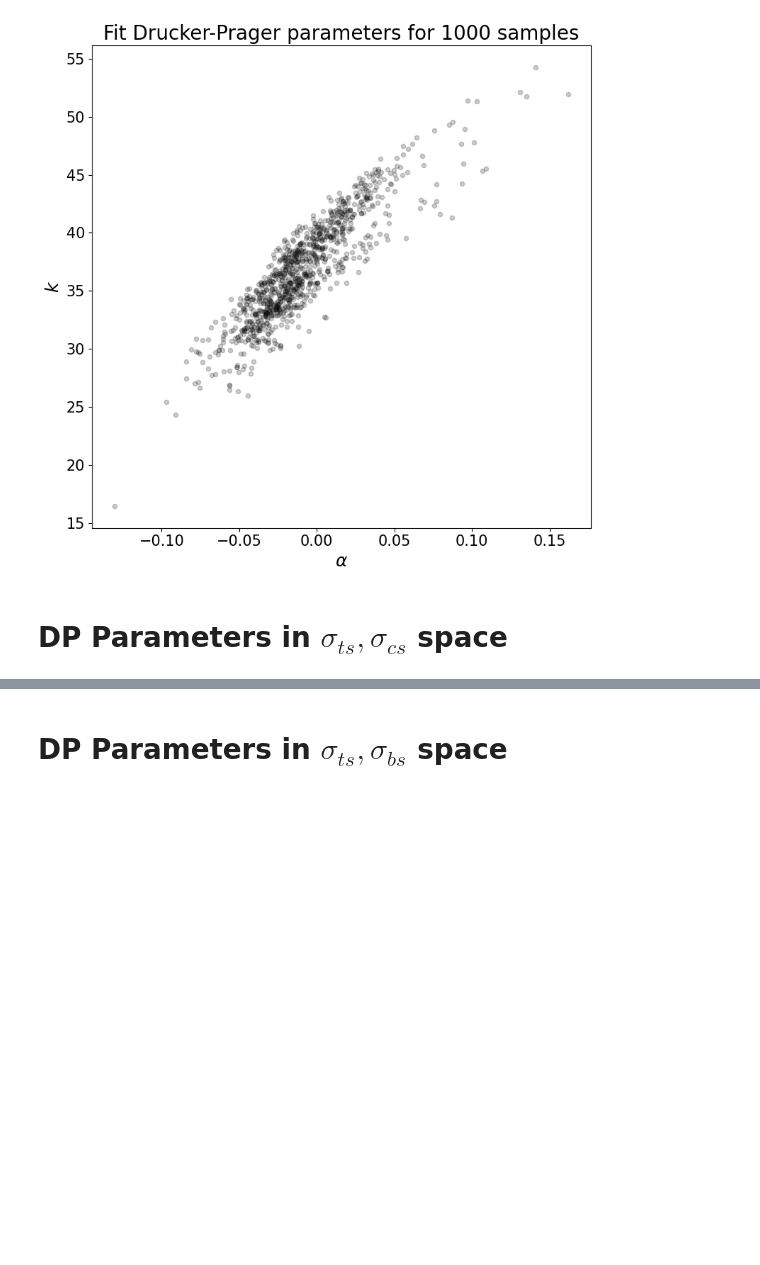
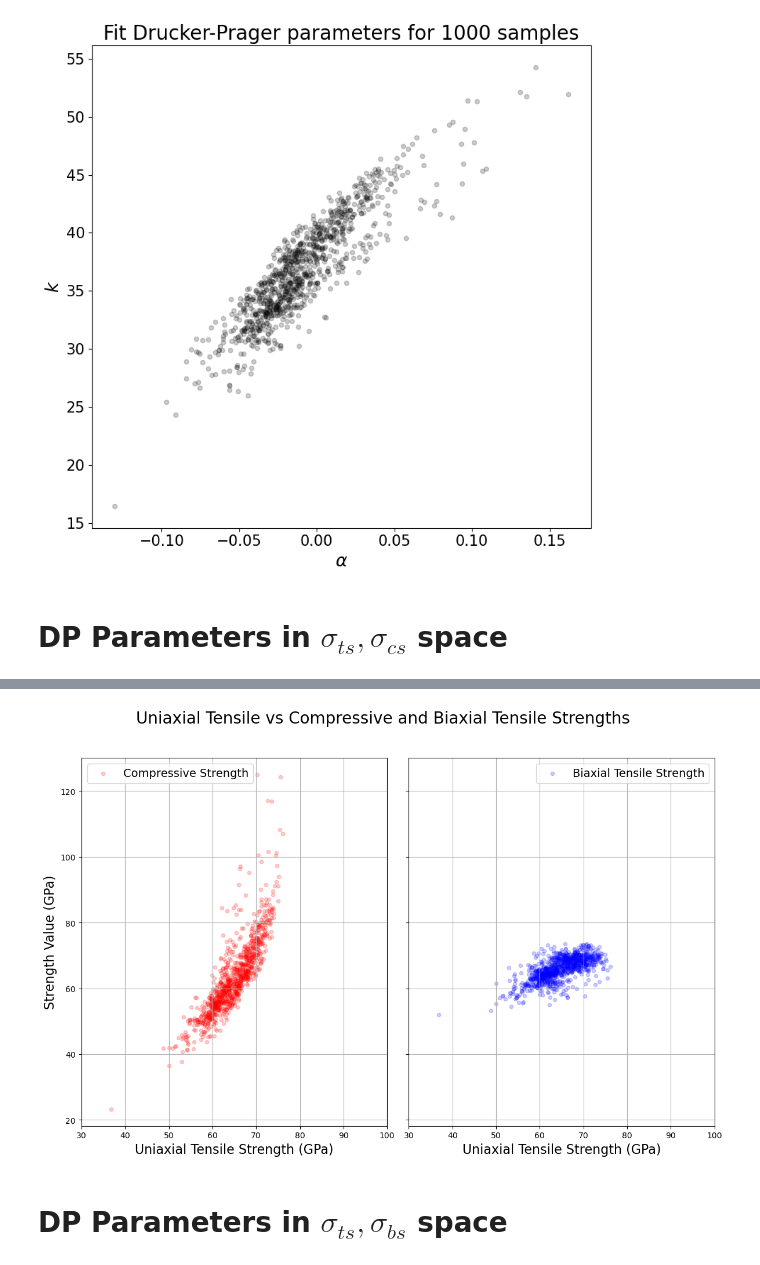
Before and after one commit to abon11/Graphene_Strength_Surface, a Jupyter notebook: sandbox.ipynb, the cells around one changed output, grey strips where cells are left out. Saved outputs shown, nothing was run; the diff lists cells and outputs as text; code cells hidden in the pictures; blank space fills up the shorter version.

```diff
--- a/sandbox.ipynb
+++ b/sandbox.ipynb
@@ -212,3 +214,40 @@ plt.tight_layout()
+# %%
+import pandas as pd
+import numpy as np
+import matplotlib.pyplot as plt
+
+df = pd.read_csv("drucker_prager_params.csv")
+
+cs = (3 * df["k"]) / (np.sqrt(3) - 3 * df["alpha"])
+ts = (3 * df["k"]) / (np.sqrt(3) + 3 * df["alpha"])
+bs = (3 * df["k"]) / (np.sqrt(3) + 6 * df["alpha"])
+
+fig, (ax1, ax2) = plt.subplots(1, 2, figsize=(12, 8), sharey=True)
+fig.subplots_adjust(wspace=0)
+
+# Left plot: cs vs ts
+ax1.scatter(ts, cs, color='red', s=20, alpha=0.2, label='Compressive Strength')
+ax1.set_xlim(30, 100)
+ax1.set_xlabel(r"Uniaxial Tensile Strength (GPa)", fontsize=16)
+ax1.set_ylabel(r"Strength Value (GPa)", fontsize=16)
+ax1.legend(fontsize=14)
+ax1.grid(True)
+
+# Right plot: bs vs ts
+ax2.scatter(ts, bs, color='blue', s=20, alpha=0.2, label='Biaxial Tensile Strength')
+ax2.set_xlim(30, 100)
+ax2.set_xlabel(r"Uniaxial Tensile Strength (GPa)", fontsize=16)
+ax2.legend(fontsize=14)
+ax2.grid(True)
+
+# Optional: remove right y-axis ticks
+ax2.tick_params(labelleft=False)
+
+plt.suptitle("Uniaxial Tensile vs Compressive and Biaxial Tensile Strengths", fontsize=20)
+plt.tight_layout(rect=[0, 0, 1, 0.95])
+plt.show()
+# %% [output]
+[figure, added]
 # %% [markdown]
 # DP Parameters in $\sigma_{ts}, \sigma_{bs}$ space
 # %%
```
Also changed, not shown: parts of 5 cells of this notebook, 3 other files.
